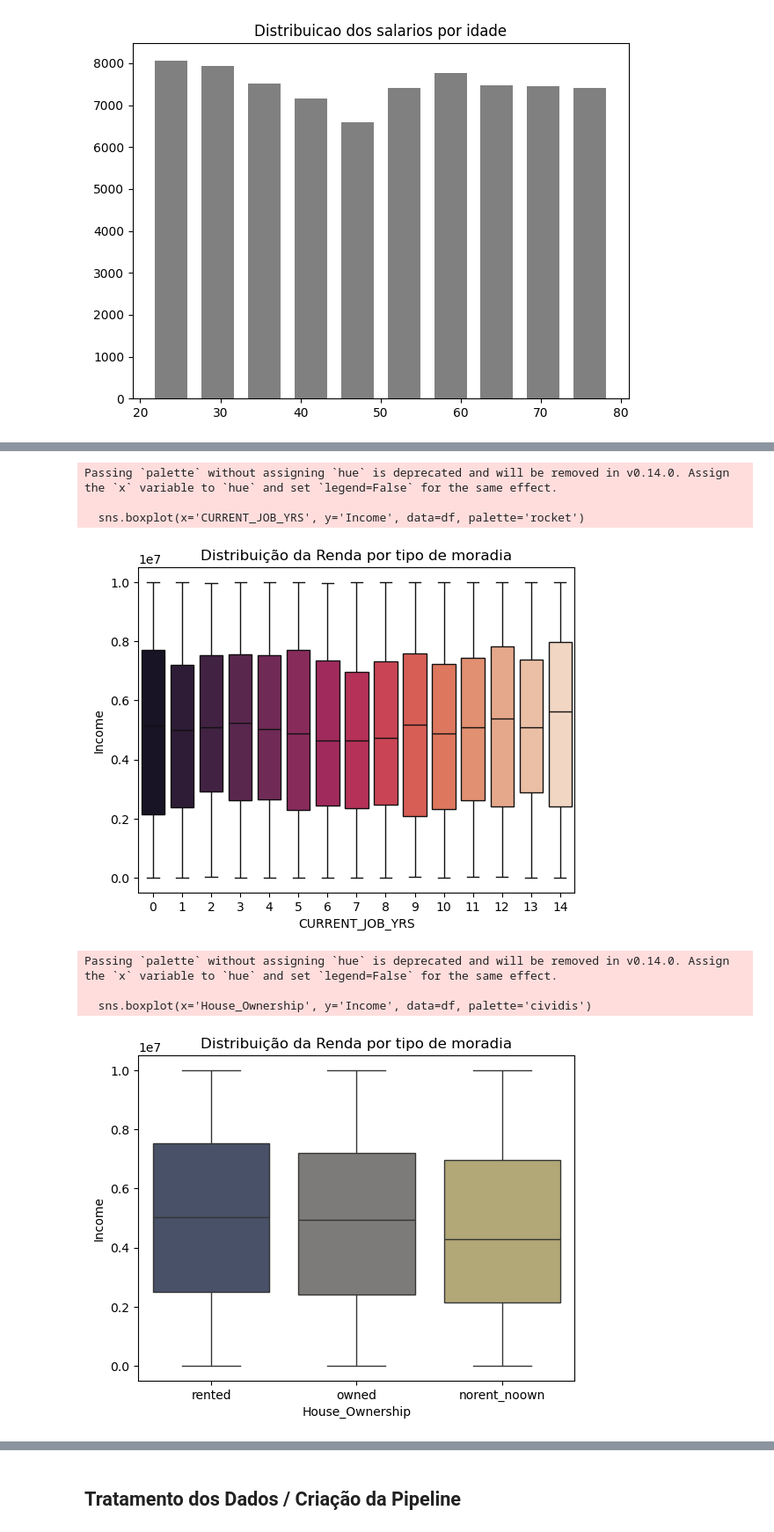
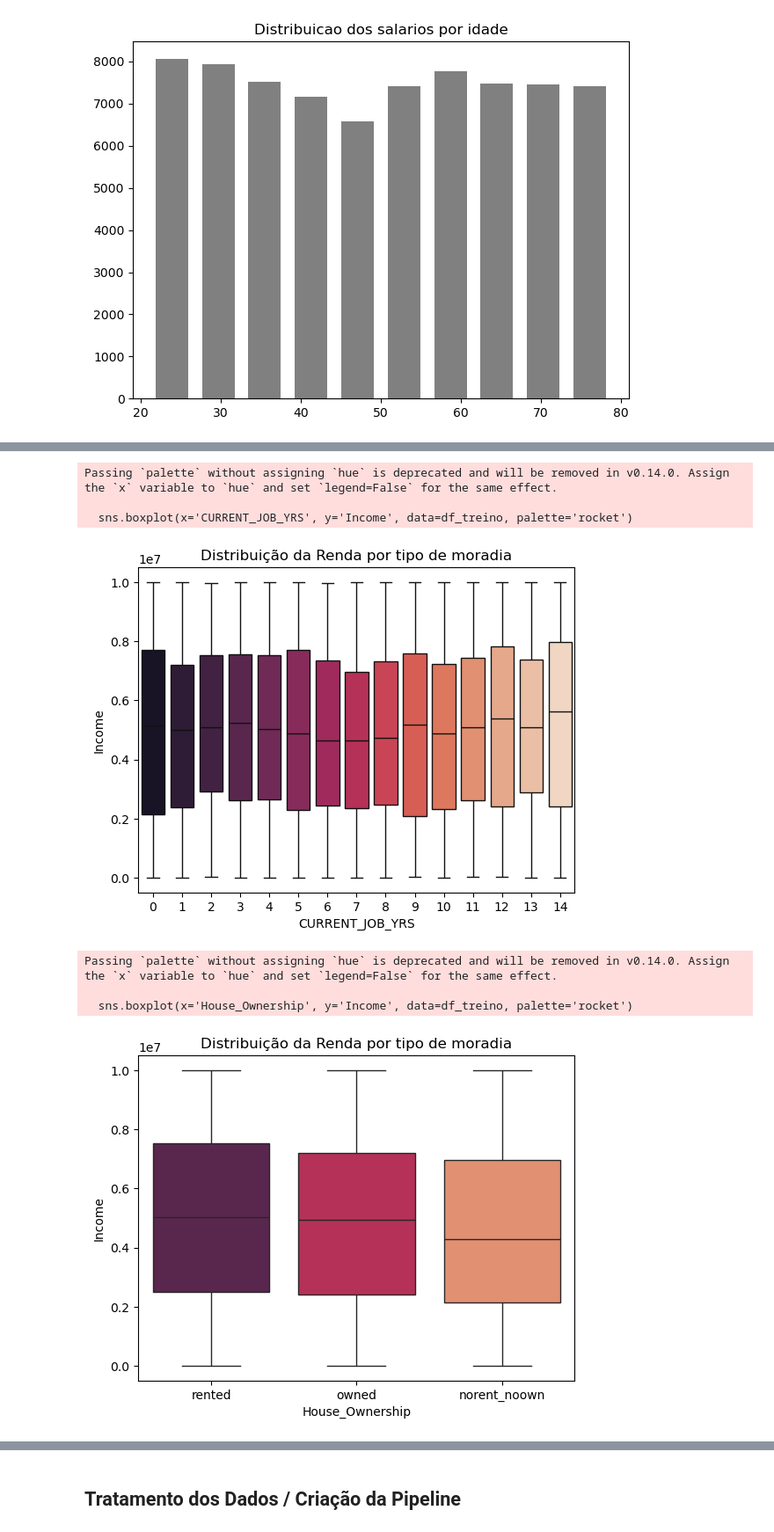
Before and after one commit to LouiseZN/T1_Aprendizado_Supervisionado, a Jupyter notebook: AS_T1_1/aprendizado_supervizionado.ipynb, the cells around one changed output, grey strips where cells are left out. Shown at 88% size. Saved outputs shown, nothing was run; the diff lists cells and outputs as text; code cells hidden in the pictures.

```diff
--- a/AS_T1_1/aprendizado_supervizionado.ipynb
+++ b/AS_T1_1/aprendizado_supervizionado.ipynb
@@ -218,23 +221,23 @@ NameError: name 'df' is not defined
 # %%
 num_df = df_treino[["CURRENT_JOB_YRS", "Income"]]
-sns.boxplot(x='CURRENT_JOB_YRS', y='Income', data=df, palette='rocket')
+sns.boxplot(x='CURRENT_JOB_YRS', y='Income', data=df_treino, palette='rocket')
 plt.title("Distribuição da Renda por tipo de moradia")
 plt.show()
 # %% [output]
 Passing `palette` without assigning `hue` is deprecated and will be removed in v0.14.0. Assign the `x` variable to `hue` and set `legend=False` for the same effect.
 
-  sns.boxplot(x='CURRENT_JOB_YRS', y='Income', data=df, palette='rocket')
+  sns.boxplot(x='CURRENT_JOB_YRS', y='Income', data=df_treino, palette='rocket')
 [figure]
 # %%
 num_df = df_treino[["House_Ownership", "Age"]]
-sns.boxplot(x='House_Ownership', y='Income', data=df, palette='rocket')
+sns.boxplot(x='House_Ownership', y='Income', data=df_treino, palette='rocket')
 plt.title("Distribuição da Renda por tipo de moradia")
 plt.show()
 # %% [output]
 Passing `palette` without assigning `hue` is deprecated and will be removed in v0.14.0. Assign the `x` variable to `hue` and set `legend=False` for the same effect.
 
-  sns.boxplot(x='House_Ownership', y='Income', data=df, palette='cividis')
+  sns.boxplot(x='House_Ownership', y='Income', data=df_treino, palette='rocket')
-[figure, old version]
+[figure, new version]
 # %%
 num_df = df_treino[["Income", "Age", "Experience", "CURRENT_JOB_YRS", "CURRENT_HOUSE_YRS"]]
 correlacoes = num_df.corr()
```
Also changed, not shown: parts of 20 cells of this notebook.
